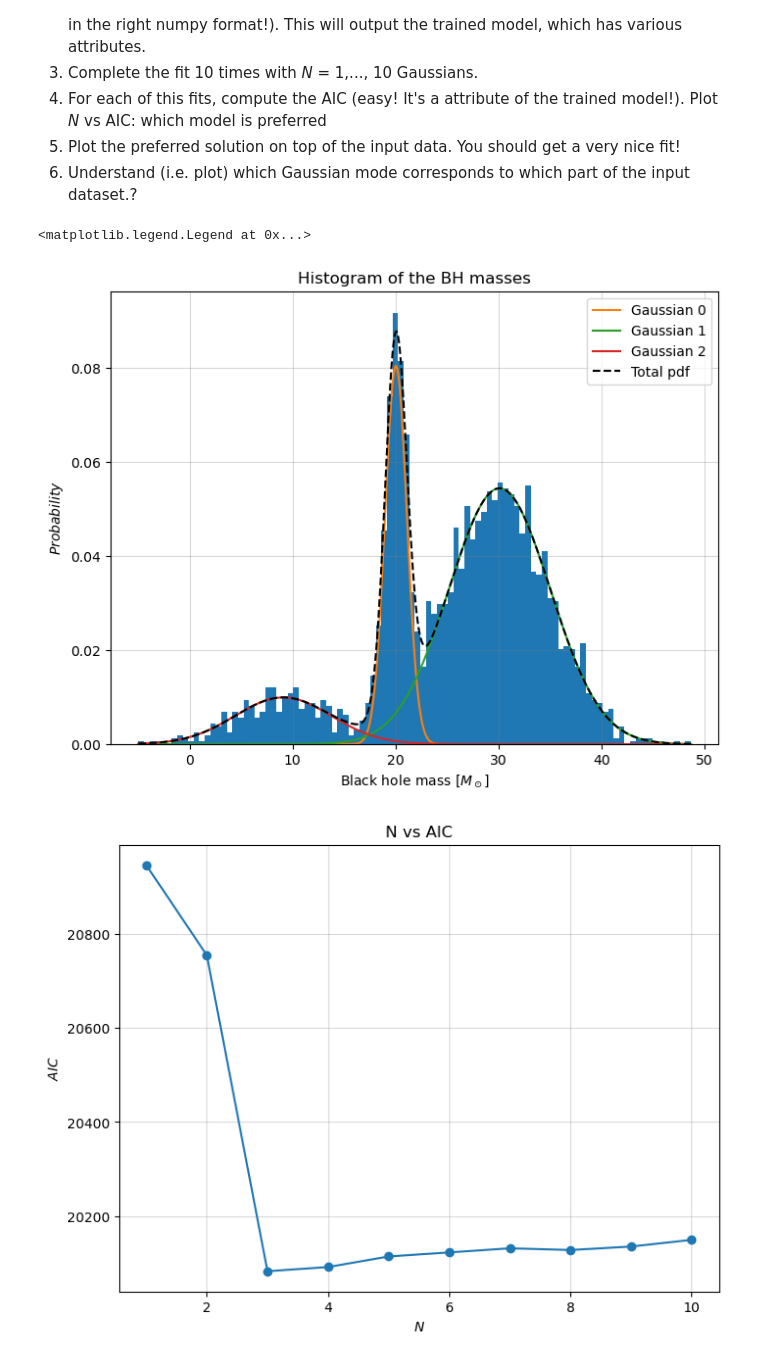
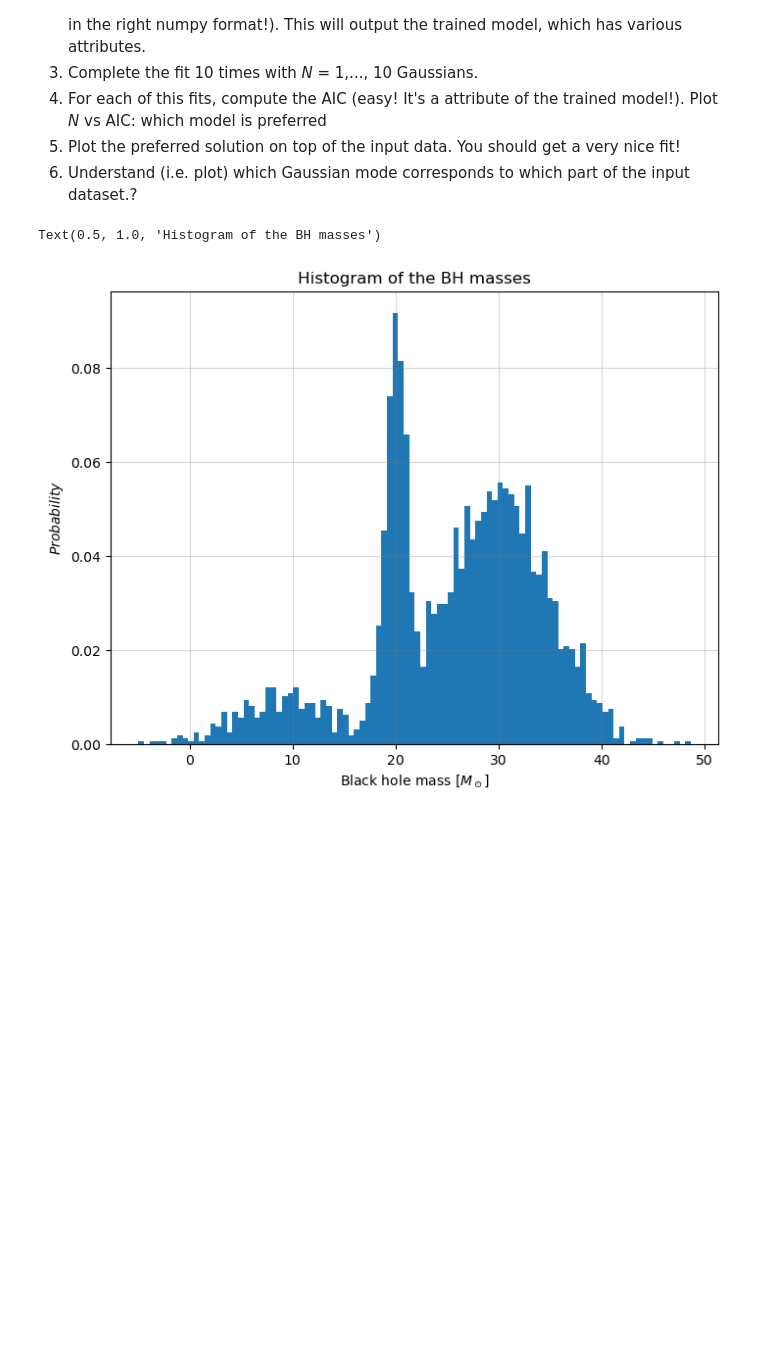
Before and after one commit to Isabella-Famoso/astrostatistics_bicocca_2024, a Jupyter notebook: working/L06/Black-hole binary.ipynb, the cells around one changed output. Saved outputs shown, nothing was run; the diff lists cells and outputs as text; code cells hidden in the pictures; blank space fills up the shorter version.

```diff
--- a/working/L06/Black-hole binary.ipynb
+++ b/working/L06/Black-hole binary.ipynb
@@ -18,52 +18,15 @@ from scipy.stats import norm
 # %%
 #I take the data from the file
 data = np.load('formationchannels.npy')
 
 #Plot them in histogram
 fig = plt.figure(figsize=(8,6))
 ax = fig.gca()
+ax.hist(data, bins = 100, density = True)
 ax.grid(alpha=0.3, c = 'grey')
 ax.set_xlabel('Black hole mass $[M_\odot]$')
 ax.set_ylabel('$Probability$')
 ax.set_title('Histogram of the BH masses')
-ax.hist(data, bins = 100, density = True)
-
-#Evaluation of AIC to find the best fit (changing the number of gaussians n)
-aic=[]
-for i in range(1, 11):
-    gm = GaussianMixture(n_components=i, random_state=0).fit(data)
-    aic.append(gm.aic(data))
-
-n = [1, 2, 3, 4, 5, 6, 7, 8, 9, 10]
-
-#Plot AIC vs N
-fig1 = plt.figure(figsize=(8,6))
-ax1 = fig1.gca()
-ax1.grid(alpha=0.3, c = 'grey')
-ax1.set_xlabel('$N$')
-ax1.set_ylabel('$AIC$')
-ax1.set_title('N vs AIC')
-ax1.plot(n, aic, marker = 'o')
-
-N = n[np.argmin(aic)] #Number of Gaussian components that correspond to the smallest AIC
-
-#Representation of a Gaussian mixture model probability distribution.
-#This class allows to estimate the parameters of a Gaussian mixture distribution.
-gm = GaussianMixture(n_components=N, random_state=0).fit(data)
-
-x = np.arange(min(data), max(data), 0.01) #X axis
-
-y= []
-
-for i in range(N):
-    y.append(norm.pdf(x, gm.means_[i], np.sqrt(gm.covariances_[i][0]))*gm.weights_[i])
-    ax.plot(x, y[i], label ='Gaussian '+str(i)) #Rappresentation of the Gaussian on the histogram
-
-somma = sum(y)
-
-ax.plot(x, somma, color = 'black', linestyle='--', label = 'Total pdf')
-ax.legend()
 # %% [output]
-<matplotlib.legend.Legend at 0x...>
+Text(0.5, 1.0, 'Histogram of the BH masses')
-[figure, old version]
+[figure, new version]
-[figure, removed]
```
Also changed, not shown: parts of 4 cells of this notebook, 1 other file.
